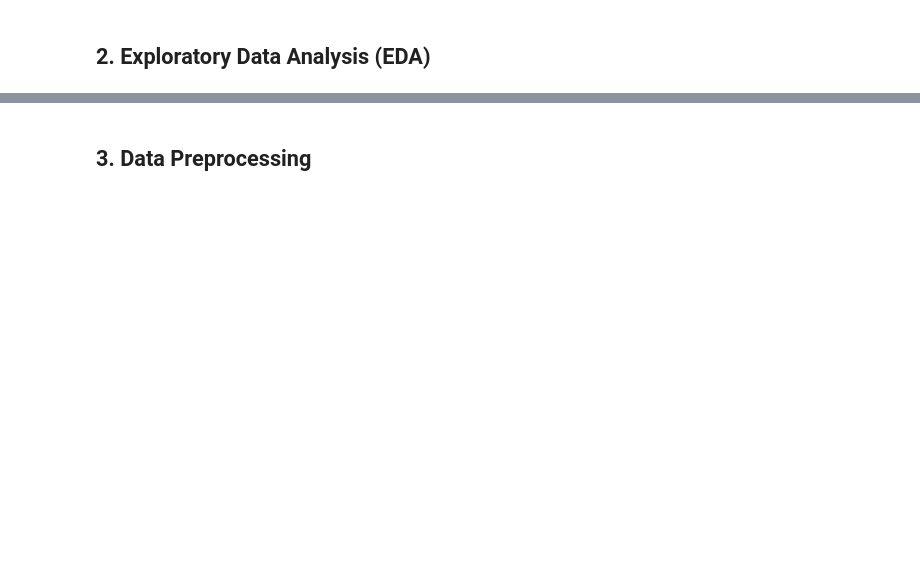
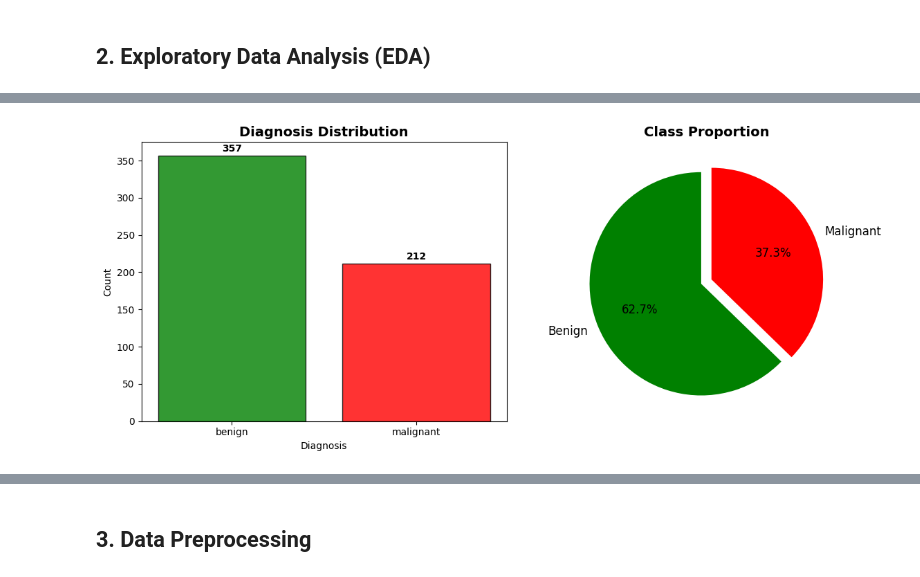
Before and after one commit to Ditty1/cancer-diagnosis-ml-model, a Jupyter notebook: cancer_baseline_model.ipynb, the cells around one changed output, grey strips where cells are left out. Saved outputs shown, nothing was run; the diff lists cells and outputs as text; code cells hidden in the pictures; blank space fills up the shorter version.

```diff
--- a/cancer_baseline_model.ipynb
+++ b/cancer_baseline_model.ipynb
@@ -43,0 +30,10 @@ df.head()
+# %%
+
+data = load_breast_cancer()
+
+df = pd.DataFrame(data.data, columns=data.feature_names)
+df['target'] = data.target
+
+print(df.shape)
+print(df.head)
+print(data.feature_names)
@@ -45,11 +59,10 @@ df.head()
 ## 2. Exploratory Data Analysis (EDA)
 # %%
 # Basic dataset info
+df['diagnosis'] = df['target'].map({0:'malignant',1:'benign'})
 print('Dataset Info:')
 print(f'  Total samples: {len(df)}')
 print(f'  Features: {df.shape[1] - 2}')
 print(f'  Missing values: {df.isnull().sum().sum()}')
 print(f'\nDiagnosis Distribution:')
 print(df['diagnosis'].value_counts())
-print(f'\nMalignant: {(df["diagnosis"]=="M").sum()} ({(df["diagnosis"]=="M").mean()*100:.1f}%)')
-print(f'Benign: {(df["diagnosis"]=="B").sum()} ({(df["diagnosis"]=="B").mean()*100:.1f}%)')
@@ -56,24 +80,24 @@ print(f'Benign: {(df["diagnosis"]=="B").sum()} ({(df["diagnosis"]=="B").mean()*1
 # %%
 # Class distribution plot
 fig, axes = plt.subplots(1, 2, figsize=(12, 5))
 
-colors = ['#2ecc71', '#e74c3c']
+colors = ['green', 'red']
 counts = df['diagnosis'].value_counts()
 axes[0].bar(counts.index, counts.values, color=colors, edgecolor='black', alpha=0.8)
 axes[0].set_title('Diagnosis Distribution', fontsize=14, fontweight='bold')
 axes[0].set_xlabel('Diagnosis')
 axes[0].set_ylabel('Count')
 for i, v in enumerate(counts.values):
     axes[0].text(i, v + 5, str(v), ha='center', fontweight='bold')
 
 axes[1].pie(counts.values, labels=['Benign', 'Malignant'], colors=colors,
             autopct='%1.1f%%', startangle=90, explode=(0.05, 0.05),
             textprops={'fontsize': 12})
 axes[1].set_title('Class Proportion', fontsize=14, fontweight='bold')
 
 plt.tight_layout()
-plt.savefig('fig1_class_distribution.png', dpi=150, bbox_inches='tight')
 plt.show()
-print('Figure saved: fig1_class_distribution.png')
+# %% [output]
+[figure, added]
 # %%
 # Statistical summary
```
Also changed, not shown: parts of 29 cells of this notebook.
